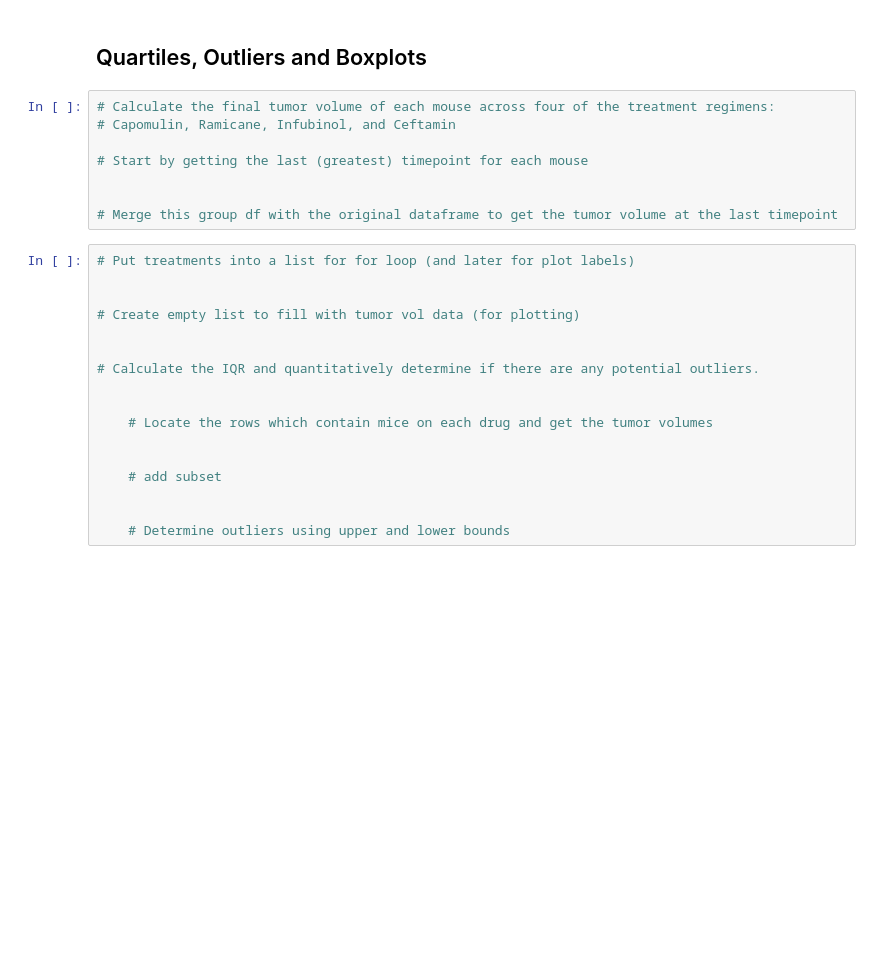
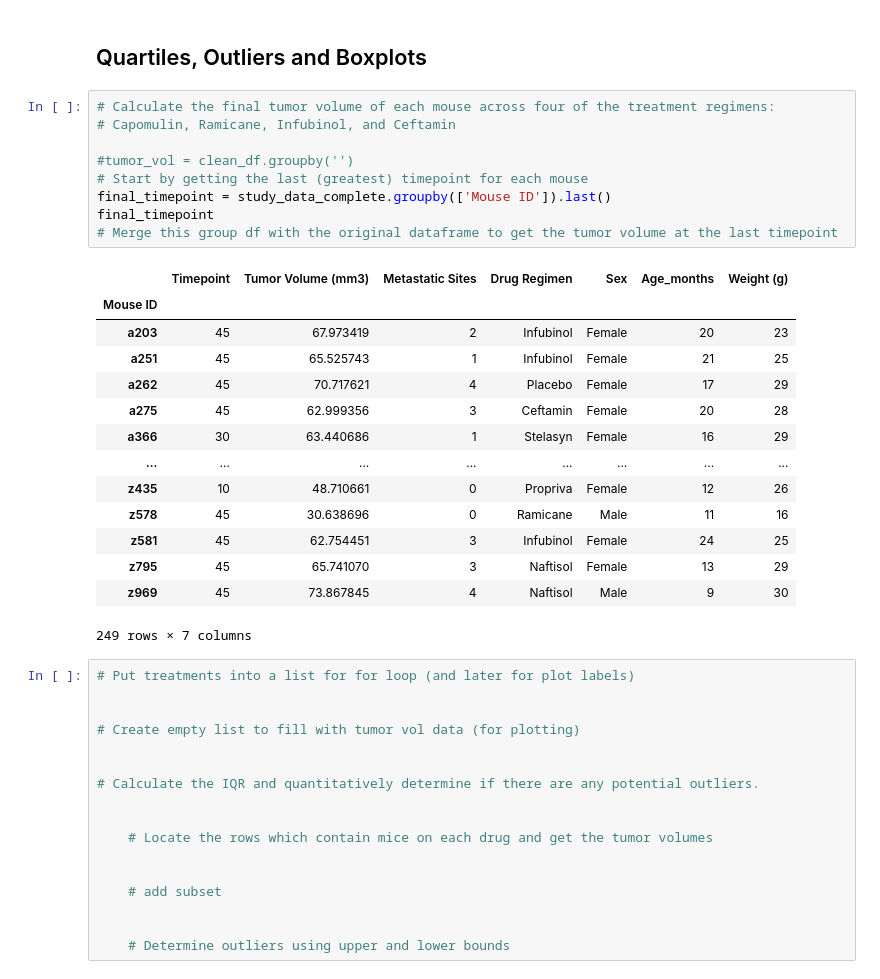
Before and after one commit to Witwer93/matplotlib-pymaceuticals, a Jupyter notebook: pymaceuticals.ipynb, the cells around one changed output. Drawn from its saved outputs; the diff is of its cells as text; blank space fills up the shorter version.

```diff
--- a/pymaceuticals.ipynb
+++ b/pymaceuticals.ipynb
@@ -188,11 +208,27 @@ Name: Sex, dtype: float64
 # %%
 # Calculate the final tumor volume of each mouse across four of the treatment regimens:
 # Capomulin, Ramicane, Infubinol, and Ceftamin
 
+#tumor_vol = clean_df.groupby('')
 # Start by getting the last (greatest) timepoint for each mouse
-
-
+final_timepoint = study_data_complete.groupby(['Mouse ID']).last()
+final_timepoint
 # Merge this group df with the original dataframe to get the tumor volume at the last timepoint
+# %% [output]
+|  | Timepoint | Tumor Volume (mm3) | Metastatic Sites | Drug Regimen | Sex | Age_months | Weight (g) |
+| Mouse ID |  |  |  |  |  |  |  |
+| a203 | 45 | 67.973419 | 2 | Infubinol | Female | 20 | 23 |
+| a251 | 45 | 65.525743 | 1 | Infubinol | Female | 21 | 25 |
+| a262 | 45 | 70.717621 | 4 | Placebo | Female | 17 | 29 |
+| a275 | 45 | 62.999356 | 3 | Ceftamin | Female | 20 | 28 |
+| a366 | 30 | 63.440686 | 1 | Stelasyn | Female | 16 | 29 |
+| ... | ... | ... | ... | ... | ... | ... | ... |
+| z435 | 10 | 48.710661 | 0 | Propriva | Female | 12 | 26 |
+| z578 | 45 | 30.638696 | 0 | Ramicane | Male | 11 | 16 |
+| z581 | 45 | 62.754451 | 3 | Infubinol | Female | 24 | 25 |
+| z795 | 45 | 65.741070 | 3 | Naftisol | Female | 13 | 29 |
+| z969 | 45 | 73.867845 | 4 | Naftisol | Male | 9 | 30 |
+249 rows × 7 columns
 # %%
 # Put treatments into a list for for loop (and later for plot labels)
 
```
Also changed, not shown: parts of 4 cells of this notebook.
